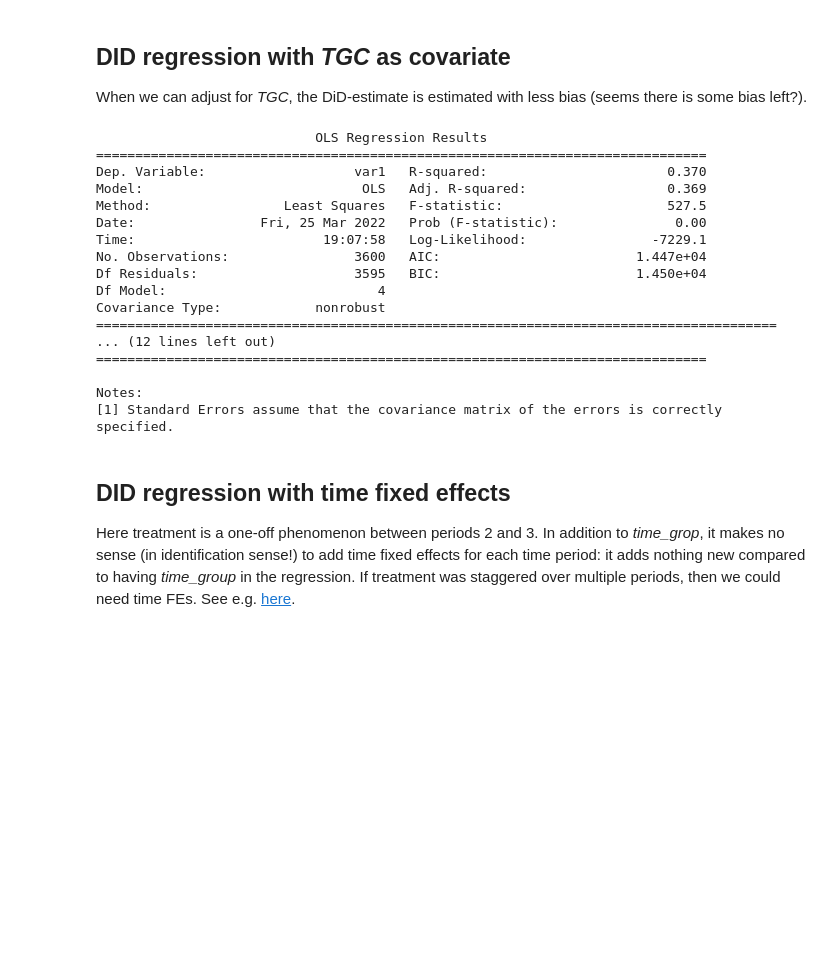
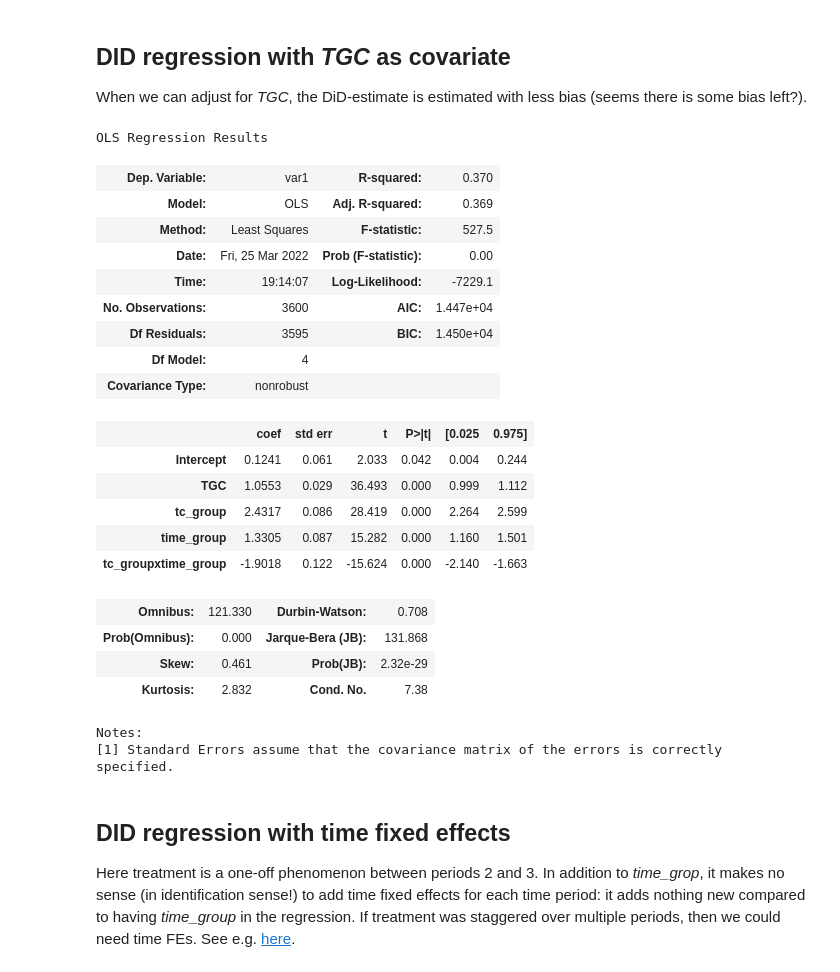
Before and after one commit to NoobQuant/Data_Science_Projects, a Jupyter notebook: stats/regression_basics/did_in_repeated_crossec.ipynb, the cells around one changed output. Saved outputs shown, nothing was run; the diff lists cells and outputs as text; code cells hidden in the pictures; blank space fills up the shorter version.

```diff
--- a/stats/regression_basics/did_in_repeated_crossec.ipynb
+++ b/stats/regression_basics/did_in_repeated_crossec.ipynb
@@ -315,25 +323,30 @@ When we can adjust for *TGC*, the DiD-estimate is estimated with less bias (seem
 # %%
 reg_str = "var1 ~ 1 + TGC + tc_group + time_group + tc_groupxtime_group"
 res = smf.ols(reg_str, data=df_2).fit()
-print(res.summary())
+res.summary()
 # %% [output]
-                            OLS Regression Results
-==============================================================================
-Dep. Variable:                   var1   R-squared:                       0.370
-Model:                            OLS   Adj. R-squared:                  0.369
-Method:                 Least Squares   F-statistic:                     527.5
-Date:                Fri, 25 Mar 2022   Prob (F-statistic):               0.00
-Time:                        19:07:58   Log-Likelihood:                -7229.1
-No. Observations:                3600   AIC:                         1.447e+04
-Df Residuals:                    3595   BIC:                         1.450e+04
-Df Model:                           4
-Covariance Type:            nonrobust
-=======================================================================================
-... (12 lines left out)
-==============================================================================
-
-Notes:
-[1] Standard Errors assume that the covariance matrix of the errors is correctly specified.
+OLS Regression Results
+| Dep. Variable: | var1 | R-squared: | 0.370 |
+| Model: | OLS | Adj. R-squared: | 0.369 |
+| Method: | Least Squares | F-statistic: | 527.5 |
+| Date: | Fri, 25 Mar 2022 | Prob (F-statistic): | 0.00 |
+| Time: | 19:14:07 | Log-Likelihood: | -7229.1 |
+| No. Observations: | 3600 | AIC: | 1.447e+04 |
+| Df Residuals: | 3595 | BIC: | 1.450e+04 |
+| Df Model: | 4 |  |  |
+| Covariance Type: | nonrobust |  |  |
+|  | coef | std err | t | P>|t| | [0.025 | 0.975] |
+| Intercept | 0.1241 | 0.061 | 2.033 | 0.042 | 0.004 | 0.244 |
+| TGC | 1.0553 | 0.029 | 36.493 | 0.000 | 0.999 | 1.112 |
+| tc_group | 2.4317 | 0.086 | 28.419 | 0.000 | 2.264 | 2.599 |
+| time_group | 1.3305 | 0.087 | 15.282 | 0.000 | 1.160 | 1.501 |
+| tc_groupxtime_group | -1.9018 | 0.122 | -15.624 | 0.000 | -2.140 | -1.663 |
+| Omnibus: | 121.330 | Durbin-Watson: | 0.708 |
+| Prob(Omnibus): | 0.000 | Jarque-Bera (JB): | 131.868 |
+| Skew: | 0.461 | Prob(JB): | 2.32e-29 |
+| Kurtosis: | 2.832 | Cond. No. | 7.38 |
+Notes:
+[1] Standard Errors assume that the covariance matrix of the errors is correctly specified.
 # %% [markdown]
 ## DID regression with time fixed effects
 
```
Also changed, not shown: parts of 3 cells of this notebook.
